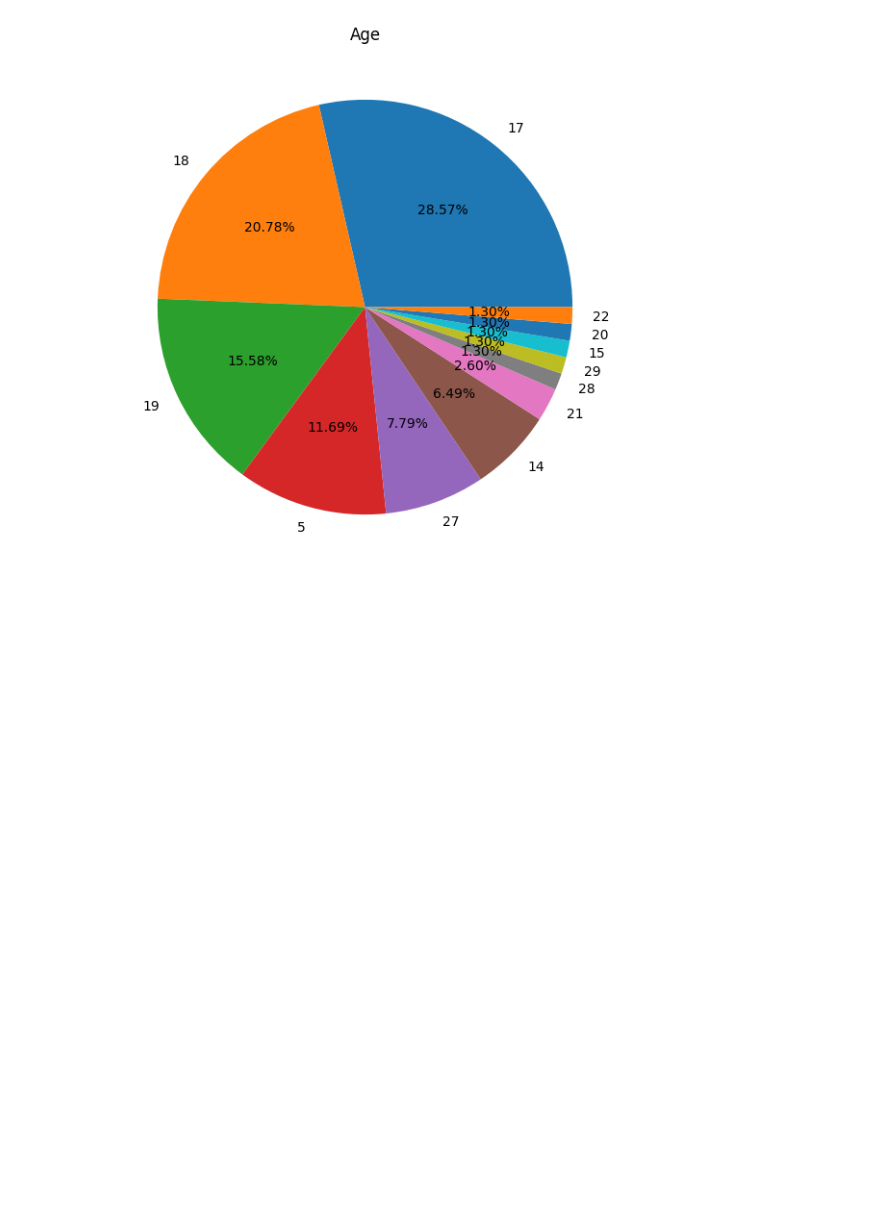
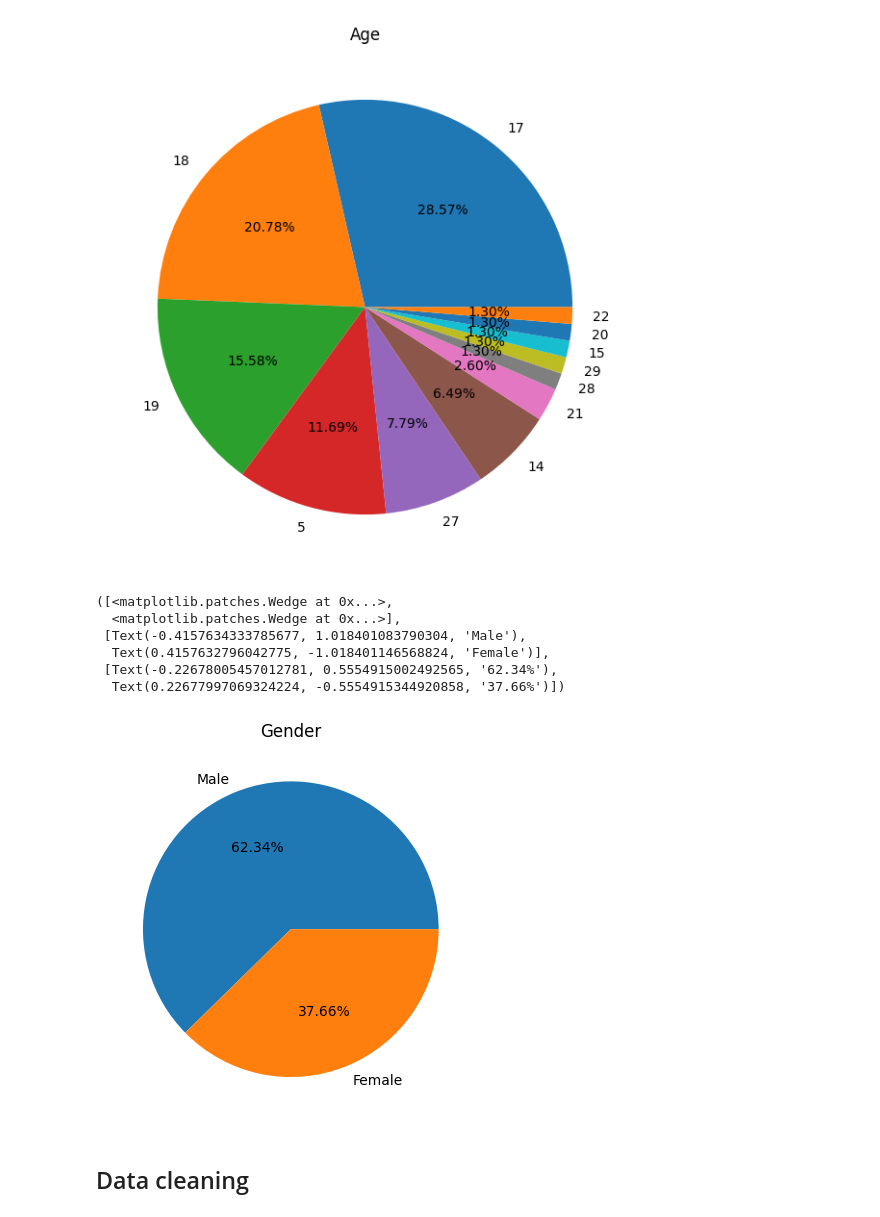
Before and after one commit to pythonieee/college_Pc_repo, a Jupyter notebook: taveling_commuting.ipynb, the cells around one changed output. Saved outputs shown, nothing was run; the diff lists cells and outputs as text; code cells hidden in the pictures; blank space fills up the shorter version.

Commit message:
cleaned some data

```diff
--- a/taveling_commuting.ipynb
+++ b/taveling_commuting.ipynb
@@ -76,3 +76,16 @@ plt.pie(x=df2["Age"].value_counts(),labels=df['Age'].unique(),autopct="%2.2f%%")
   Text(0.5955111074756831, -0.07325654150371347, '1.30%'),
   Text(0.5995006792355688, -0.024473160729492384, '1.30%')])
 [figure]
+# %%
+plt.title("Gender")
+plt.pie(x=df2['Gender'].value_counts(),labels=df2['Gender'].unique(),autopct="%2.2f%%")
+# %% [output]
+([<matplotlib.patches.Wedge at 0x...>,
+  <matplotlib.patches.Wedge at 0x...>],
+ [Text(-0.4157634333785677, 1.018401083790304, 'Male'),
+  Text(0.4157632796042775, -1.018401146568824, 'Female')],
+ [Text(-0.22678005457012781, 0.5554915002492565, '62.34%'),
+  Text(0.22677997069324224, -0.5554915344920858, '37.66%')])
+[figure, added]
+# %% [markdown]
+## Data cleaning
```
Also changed, not shown: parts of 17 cells of this notebook, 1 other file.
